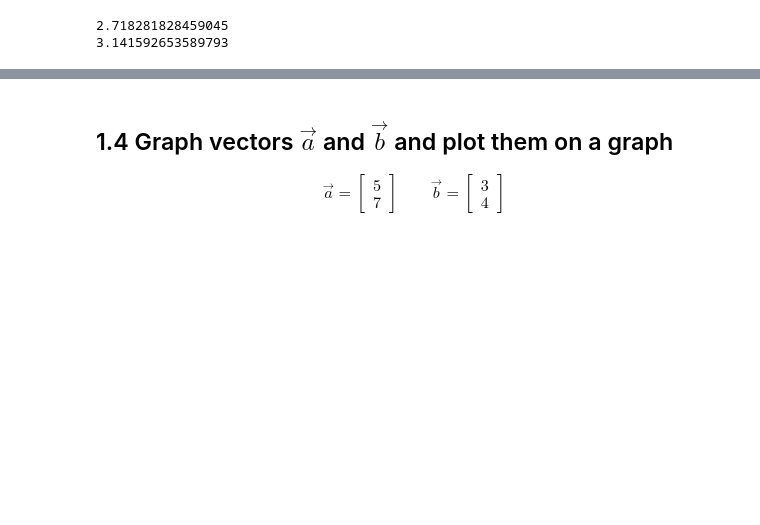
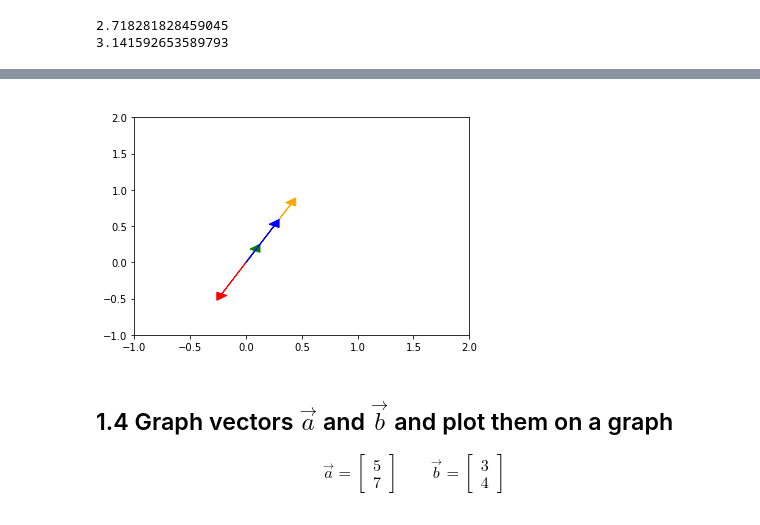
Before and after one commit to KeiandraK/DS-Unit-1-Sprint-3-Linear-Algebra, a Jupyter notebook: Keiandra_King_LS_DS_131_Vectors_and_Matrices_Assignment.ipynb, the cells around one changed output, grey strips where cells are left out. Saved outputs shown, nothing was run; the diff lists cells and outputs as text; code cells hidden in the pictures; blank space fills up the shorter version.

```diff
--- a/Keiandra_King_LS_DS_131_Vectors_and_Matrices_Assignment.ipynb
+++ b/Keiandra_King_LS_DS_131_Vectors_and_Matrices_Assignment.ipynb
@@ -24,3 +81,21 @@ print(pi)
+# %%
+# Plotting the 2nd 2D vector
+# 2D vector
+leafy=[.08,.16]
+orange = np.multiply(5, leafy)
+blue = np.multiply(math.pi, leafy)
+red= np.multiply(-e, leafy)
+
+plt.arrow(0,0, leafy[0], leafy[1],head_width=.10, head_length=0.10, color ='green')
+plt.arrow(0,0, orange[0],orange[1],head_width=.10, head_length=0.10, color ='orange')
+plt.arrow(0,0, blue[0], blue[1],head_width=.10, head_length=0.10, color ='blue')
+plt.arrow(0,0, red[0], red[1],head_width=.10, head_length=0.10, color ='red')
+plt.xlim(-1,2,)
+plt.ylim(-1,2,)
+plt.title("2D Scaled Vectors",color='w')
+plt.show()
+# %% [output]
+[figure, added]
 # %% [markdown]
 ## 1.4 Graph vectors $\vec{a}$ and $\vec{b}$ and plot them on a graph
 
```
Also changed, not shown: parts of 15 cells of this notebook.
